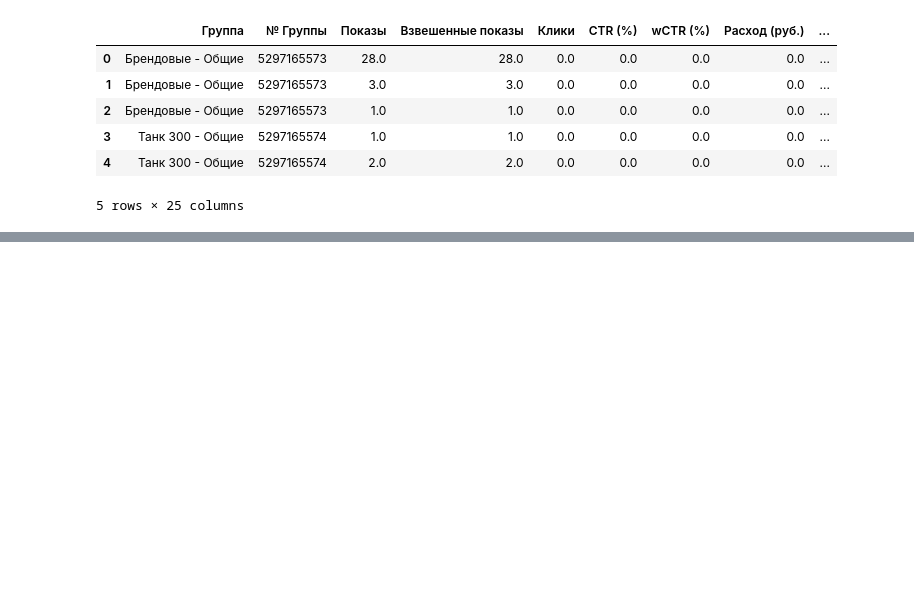
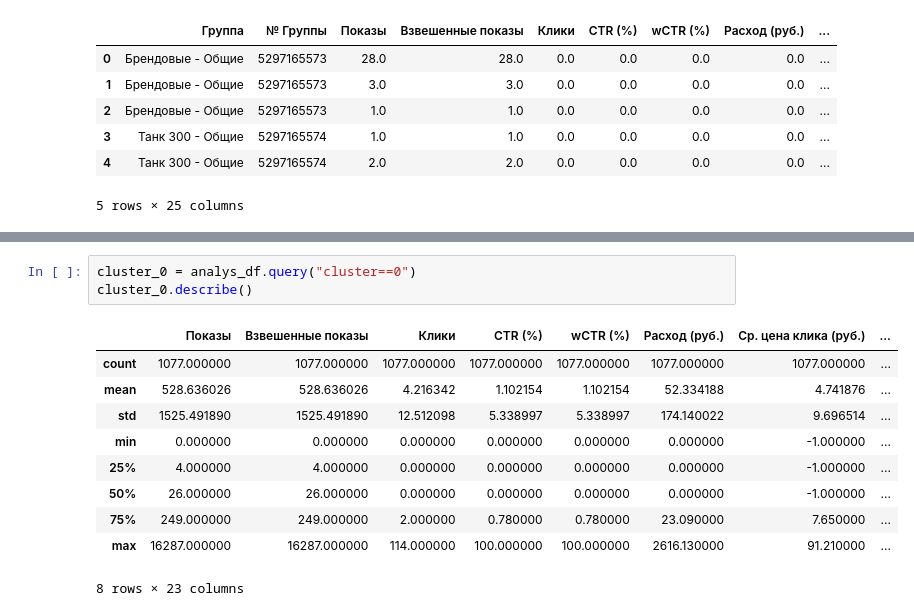
Before and after one commit to neZorinEgor/AdsAnalyzer, a Jupyter notebook: analys/main.ipynb, the cells around one changed output, grey strips where cells are left out. Cells and saved outputs as stored; diff of their text form; blank space fills up the shorter version.

```diff
--- a/analys/main.ipynb
+++ b/analys/main.ipynb
@@ -461,0 +499,14 @@ cluster_1
+# %%
+cluster_0 = analys_df.query("cluster==0")
+cluster_0.describe()
+# %% [output]
+|  | Показы | Взвешенные показы | Клики | CTR (%) | wCTR (%) | Расход (руб.) | Ср. цена клика (руб.) | ... |
+| count | 1077.000000 | 1077.000000 | 1077.000000 | 1077.000000 | 1077.000000 | 1077.000000 | 1077.000000 | ... |
+| mean | 528.636026 | 528.636026 | 4.216342 | 1.102154 | 1.102154 | 52.334188 | 4.741876 | ... |
+| std | 1525.491890 | 1525.491890 | 12.512098 | 5.338997 | 5.338997 | 174.140022 | 9.696514 | ... |
+| min | 0.000000 | 0.000000 | 0.000000 | 0.000000 | 0.000000 | 0.000000 | -1.000000 | ... |
+| 25% | 4.000000 | 4.000000 | 0.000000 | 0.000000 | 0.000000 | 0.000000 | -1.000000 | ... |
+| 50% | 26.000000 | 26.000000 | 0.000000 | 0.000000 | 0.000000 | 0.000000 | -1.000000 | ... |
+| 75% | 249.000000 | 249.000000 | 2.000000 | 0.780000 | 0.780000 | 23.090000 | 7.650000 | ... |
+| max | 16287.000000 | 16287.000000 | 114.000000 | 100.000000 | 100.000000 | 2616.130000 | 91.210000 | ... |
+8 rows × 23 columns
```
Also changed, not shown: parts of 3 cells of this notebook.
